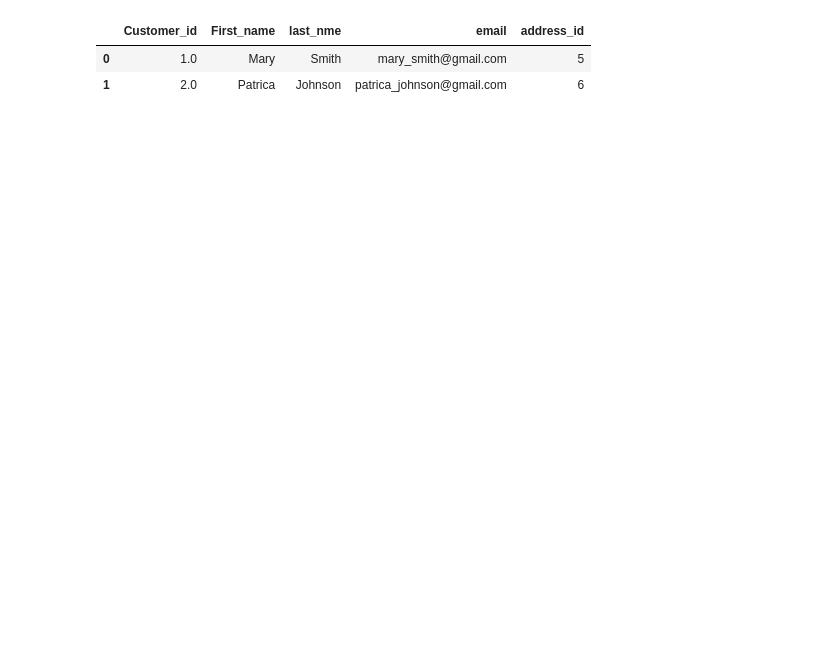
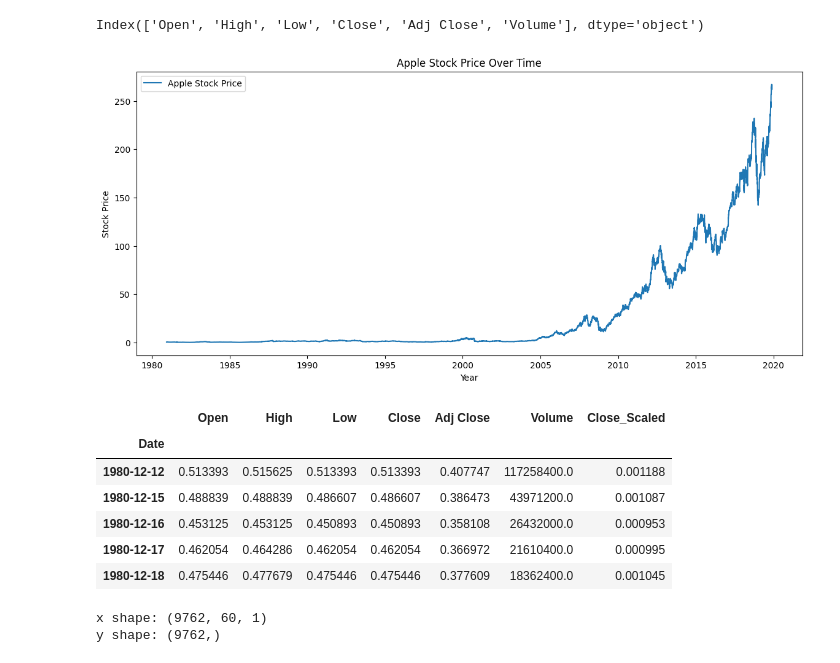
Before and after one commit to sabnamjeny/Sabnam, a Jupyter notebook: sa.ipynb, the cells around one changed output. Drawn from its saved outputs; the diff is of its cells as text; code cells hidden in the pictures; blank space fills up the shorter version.

```diff
--- a/sa.ipynb
+++ b/sa.ipynb
@@ -1,11 +25,63 @@
 # %%
+#Data preprocessing &EDA (Exploratory Data Analysis)
 import pandas as pd
+import numpy as np
 import matplotlib.pyplot as plt
-import seaborn as sns
+from sklearn.preprocessing import MinMaxScaler
+
+# Load dataset
+df = pd.read_csv(r"C:\Users\Hp\Downloads\AAPL.csv", index_col='Date', parse_dates=True)
+
+# Ensure column names are correctly referenced
+print(df.columns)  # Check available columns
+
+# Close data visualization
+plt.figure(figsize=(14,6))
+plt.plot(df['Close'], label='Apple Stock Price')  # Ensure 'Close' is correct
+plt.xlabel('Year')
+plt.ylabel('Stock Price')
+plt.title('Apple Stock Price Over Time')
+plt.legend()
+plt.show()
+
+# Normalization (MinMax Scaling)
+scaler = MinMaxScaler(feature_range=(0,1))
+df['Close_Scaled'] = scaler.fit_transform(df[['Close']])  # Use a new column to avoid overwriting
+
+df.head()
+# %% [output]
+Index(['Open', 'High', 'Low', 'Close', 'Adj Close', 'Volume'], dtype='object')
+[figure, added]
+|  | Open | High | Low | Close | Adj Close | Volume | Close_Scaled |
+| Date |  |  |  |  |  |  |  |
+| 1980-12-12 | 0.513393 | 0.515625 | 0.513393 | 0.513393 | 0.407747 | 117258400.0 | 0.001188 |
+| 1980-12-15 | 0.488839 | 0.488839 | 0.486607 | 0.486607 | 0.386473 | 43971200.0 | 0.001087 |
+| 1980-12-16 | 0.453125 | 0.453125 | 0.450893 | 0.450893 | 0.358108 | 26432000.0 | 0.000953 |
+| 1980-12-17 | 0.462054 | 0.464286 | 0.462054 | 0.462054 | 0.366972 | 21610400.0 | 0.000995 |
+| 1980-12-18 | 0.475446 | 0.477679 | 0.475446 | 0.475446 | 0.377609 | 18362400.0 | 0.001045 |
 # %%
-dataset = pd.read_csv("C:/Users/Hp/OneDrive/Desktop/customersfile.csv")
-dataset.head(2)
+#Data Preprocessing for lstm
+
+# Function to create sequences for LSTM
+def create_sequences(data, time_step=60):
+    x, y = [], []
+    for i in range(len(data) - time_step - 1):
+        x.append(data[i:(i + time_step), 0])
+        y.append(data[i + time_step, 0])
+    return np.array(x), np.array(y)  # Return after the loop
+
+# Ensure the column name is correct
+data = df['Close'].values.reshape(-1, 1)  # Use 'Close' instead of 'close'
+
+# Create sequences
+x, y = create_sequences(data)
+
+# Reshape for LSTM (3D shape: samples, time_steps, features)
+x = x.reshape(x.shape[0], x.shape[1], 1)
+
+# Print shapes to verify
+print(f"x shape: {x.shape}")  # Expected: (num_samples, time_step, 1)
+print(f"y shape: {y.shape}")  # Expected: (num_samples,)
 # %% [output]
-|  | Customer_id | First_name | last_nme | email | address_id |
-| 0 | 1.0 | Mary | Smith | mary_smith@gmail.com | 5 |
-| 1 | 2.0 | Patrica | Johnson | patrica_johnson@gmail.com | 6 |
+x shape: (9762, 60, 1)
+y shape: (9762,)
```
Also changed, not shown: parts of 4 cells of this notebook.
